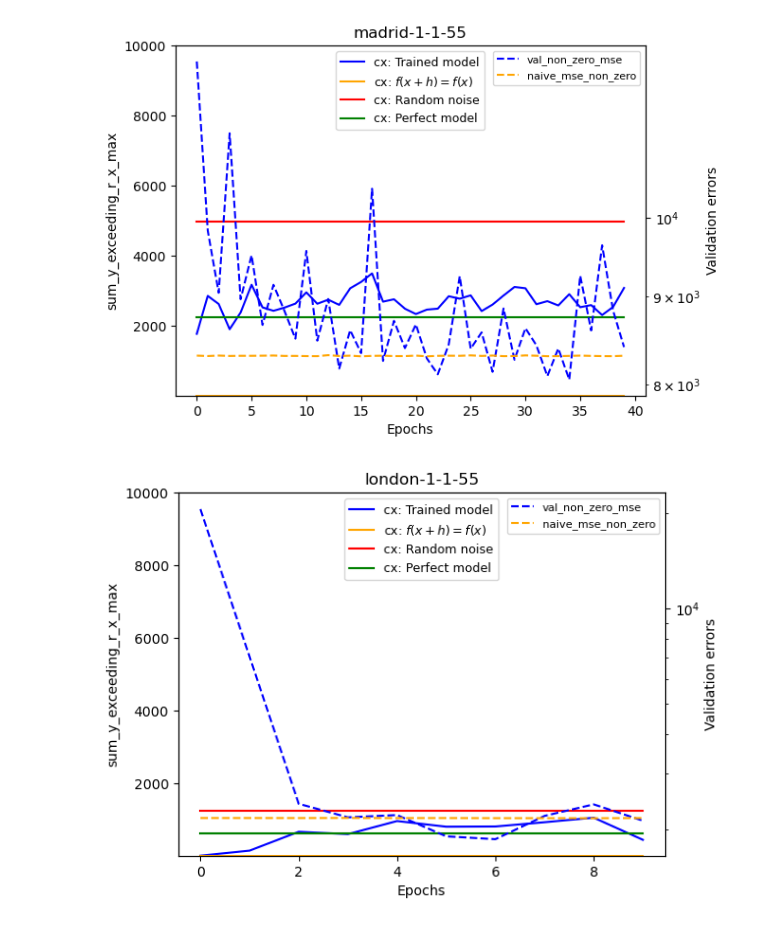
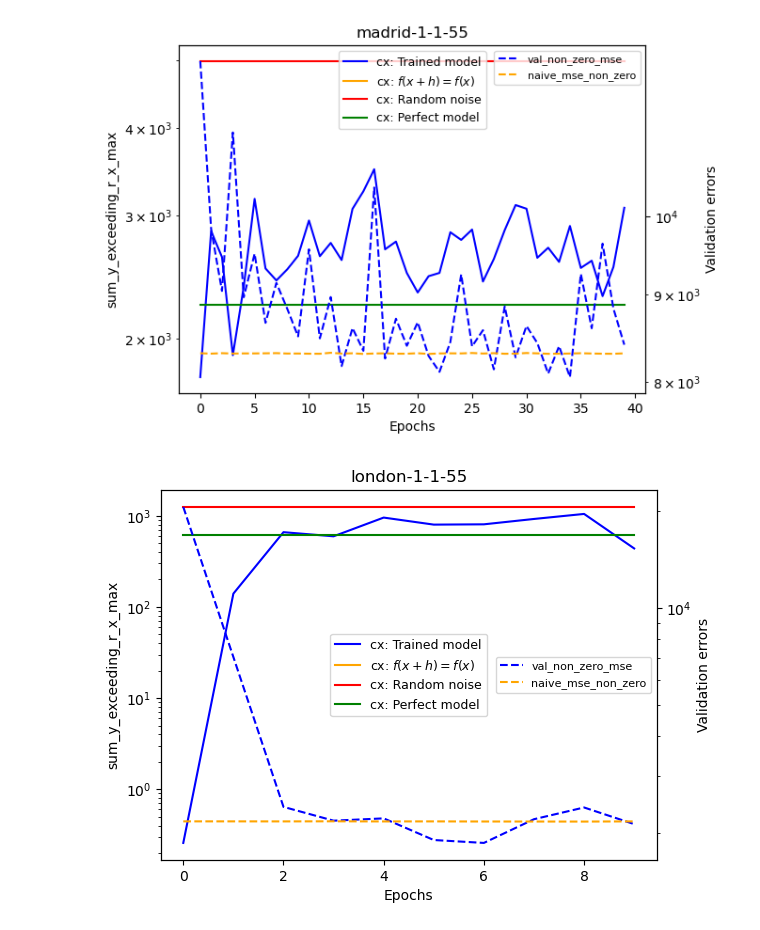
Before and after one commit to mie-lab/Complexity-Aware-Traffic-Prediction, a Jupyter notebook: exploration/CATP/plotting/analyse_across_epochs.ipynb, the cells around one changed output. Saved outputs shown, nothing was run; the diff lists cells and outputs as text; code cells hidden in the pictures.

```diff
--- a/exploration/CATP/plotting/analyse_across_epochs.ipynb
+++ b/exploration/CATP/plotting/analyse_across_epochs.ipynb
@@ -408,14 +143,15 @@ ax2.plot(x, nm_non_zero, '--', label = "naive_mse_non_zero", color="orange")
 # plt.legend()
 # plt.ylim(0, 2000)
 # plt.yscale('log')
-# ax1.set_yscale("log")
+ax1.set_yscale("log")
 ax2.set_yscale("log")
 
-ax2.legend(loc=1, fontsize=8) # loc=1)
-ax1.legend(loc=9, fontsize=9)
+ax2.legend(loc="center right", fontsize=8) # loc=1)
+ax1.legend(loc="center", fontsize=9)
 plt.title("melbourne-1-1-55")
-ax1.set_ylim(0.5, 10000)
+# ax1.set_ylim(0.5, 10000)
 # ax2.set_ylim(1000, 10000)
+plt.savefig("merlbourne-1-1-55-epochs.png", dpi=600)
 plt.show()
 
 
@@ -460,14 +196,15 @@ ax2.plot(x, nm_non_zero, '--', label = "naive_mse_non_zero", color="orange")
 # plt.legend()
 # plt.ylim(0, 2000)
 # plt.yscale('log')
-# ax1.set_yscale("log")
+ax1.set_yscale("log")
 ax2.set_yscale("log")
 
 ax2.legend(loc=1, fontsize=8) # loc=1)
 ax1.legend(loc=9, fontsize=9)
 plt.title("madrid-1-1-55")
-ax1.set_ylim(0.5, 10000)
+# ax1.set_ylim(0.5, 10000)
 # ax2.set_ylim(1000, 10000)
+plt.savefig("madrid-1-1-55-epochs.png", dpi=600)
 plt.show()
 
 ######################################################################################
@@ -511,13 +248,14 @@ ax2.plot(x, nm_non_zero, '--', label = "naive_mse_non_zero", color="orange")
 # plt.legend()
 # plt.ylim(0, 2000)
 # plt.yscale('log')
-# ax1.set_yscale("log")
+ax1.set_yscale("log")
 ax2.set_yscale("log")
 
-ax2.legend(loc=1, fontsize=8) # loc=1)
-ax1.legend(loc=9, fontsize=9)
+ax2.legend(loc="center right", fontsize=8) # loc=1)
+ax1.legend(loc="center", fontsize=9)
 plt.title("london-1-1-55")
-ax1.set_ylim(0.5, 10000)
+plt.savefig("london-1-1-55-epochs.png", dpi=600)
+# ax1.set_ylim(0.5, 10000)
 # ax2.set_ylim(1000, 10000)
 plt.show()
 # %% [output]
@@ -525,2 +263,2 @@ plt.show()
-[figure, old version]
+[figure, new version]
-[figure, old version]
+[figure, new version]
```
Also changed, not shown: parts of 6 cells of this notebook, 14 other files.
